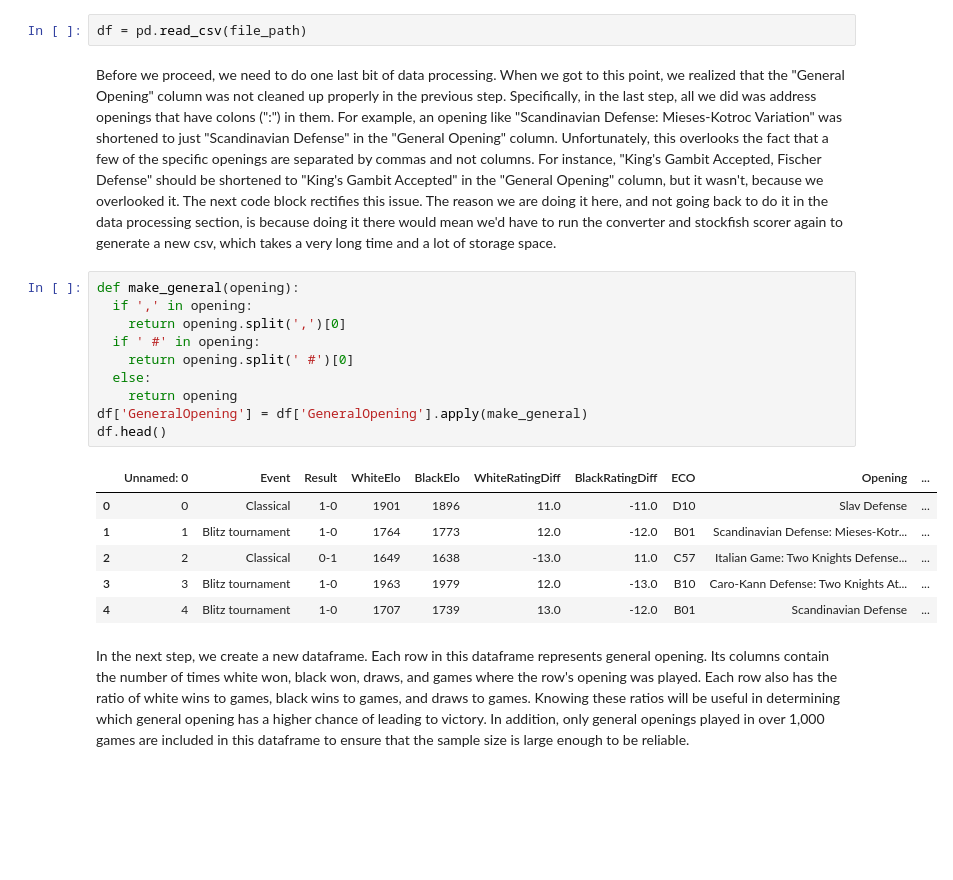
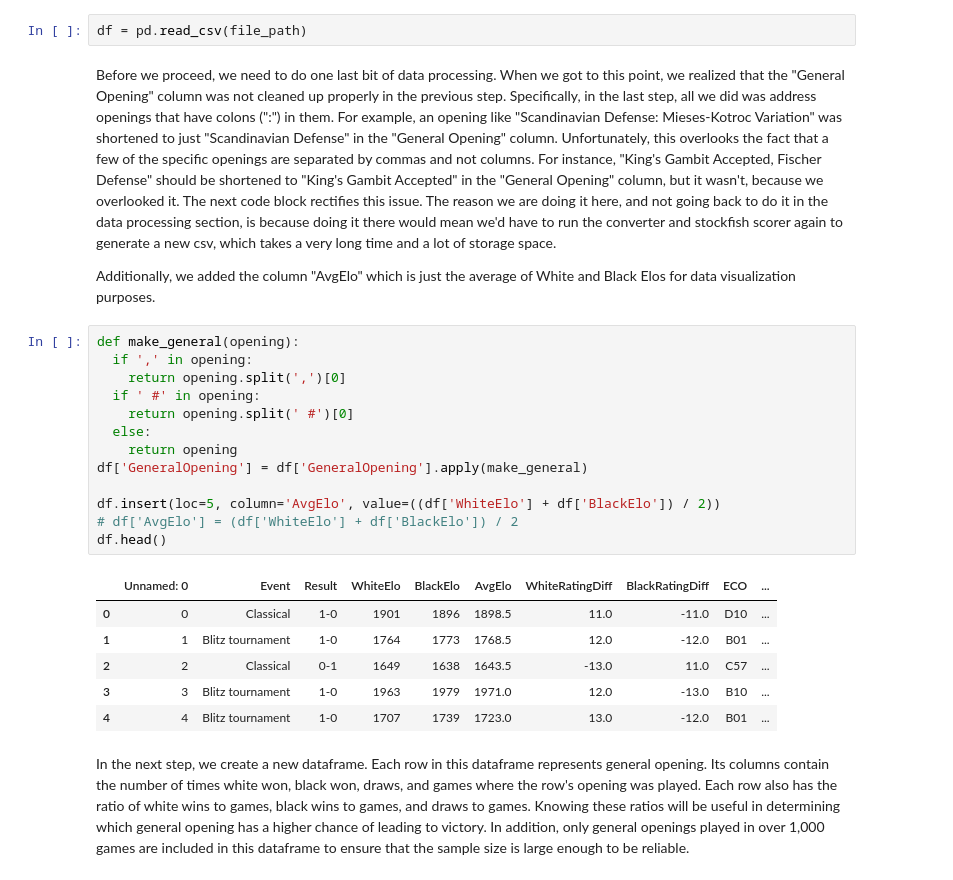
Before and after one commit to AyushSood03/AyushSood03.github.io, a Jupyter notebook: FinalTutorial.ipynb, the cells around one changed output. Drawn from its saved outputs; the diff is of its cells as text; blank space fills up the shorter version.

```diff
--- a/FinalTutorial.ipynb
+++ b/FinalTutorial.ipynb
@@ -306,23 +307,28 @@ file_path = 'df_with_score.csv'
 df = pd.read_csv(file_path)
 # %% [markdown]
 Before we proceed, we need to do one last bit of data processing. When we got to this point, we realized that the "General Opening" column was not cleaned up properly in the previous step. Specifically, in the last step, all we did was address openings that have colons (":") in them. For example, an opening like "Scandinavian Defense: Mieses-Kotroc Variation" was shortened to just "Scandinavian Defense" in the "General Opening" column. Unfortunately, this overlooks the fact that a few of the specific openings are separated by commas and not columns. For instance, "King's Gambit Accepted, Fischer Defense" should be shortened to "King's Gambit Accepted" in the "General Opening" column, but it wasn't, because we overlooked it. The next code block rectifies this issue. The reason we are doing it here, and not going back to do it in the data processing section, is because doing it there would mean we'd have to run the converter and stockfish scorer again to generate a new csv, which takes a very long time and a lot of storage space.
+
+Additionally, we added the column "AvgElo" which is just the average of White and Black Elos for data visualization purposes.
 # %%
 def make_general(opening):
   if ',' in opening:
     return opening.split(',')[0]
   if ' #' in opening:
     return opening.split(' #')[0]
   else:
     return opening
 df['GeneralOpening'] = df['GeneralOpening'].apply(make_general)
+
+df.insert(loc=5, column='AvgElo', value=((df['WhiteElo'] + df['BlackElo']) / 2))
+# df['AvgElo'] = (df['WhiteElo'] + df['BlackElo']) / 2
 df.head()
 # %% [output]
-|  | Unnamed: 0 | Event | Result | WhiteElo | BlackElo | WhiteRatingDiff | BlackRatingDiff | ECO | Opening | ... |
-| 0 | 0 | Classical | 1-0 | 1901 | 1896 | 11.0 | -11.0 | D10 | Slav Defense | ... |
-| 1 | 1 | Blitz tournament | 1-0 | 1764 | 1773 | 12.0 | -12.0 | B01 | Scandinavian Defense: Mieses-Kotr... | ... |
-| 2 | 2 | Classical | 0-1 | 1649 | 1638 | -13.0 | 11.0 | C57 | Italian Game: Two Knights Defense... | ... |
-| 3 | 3 | Blitz tournament | 1-0 | 1963 | 1979 | 12.0 | -13.0 | B10 | Caro-Kann Defense: Two Knights At... | ... |
-| 4 | 4 | Blitz tournament | 1-0 | 1707 | 1739 | 13.0 | -12.0 | B01 | Scandinavian Defense | ... |
+|  | Unnamed: 0 | Event | Result | WhiteElo | BlackElo | AvgElo | WhiteRatingDiff | BlackRatingDiff | ECO | ... |
+| 0 | 0 | Classical | 1-0 | 1901 | 1896 | 1898.5 | 11.0 | -11.0 | D10 | ... |
+| 1 | 1 | Blitz tournament | 1-0 | 1764 | 1773 | 1768.5 | 12.0 | -12.0 | B01 | ... |
+| 2 | 2 | Classical | 0-1 | 1649 | 1638 | 1643.5 | -13.0 | 11.0 | C57 | ... |
+| 3 | 3 | Blitz tournament | 1-0 | 1963 | 1979 | 1971.0 | 12.0 | -13.0 | B10 | ... |
+| 4 | 4 | Blitz tournament | 1-0 | 1707 | 1739 | 1723.0 | 13.0 | -12.0 | B01 | ... |
 # %% [markdown]
 In the next step, we create a new dataframe. Each row in this dataframe represents general opening. Its columns contain the number of times white won, black won, draws, and games where the row's opening was played. Each row also has the ratio of white wins to games, black wins to games, and draws to games. Knowing these ratios will be useful in determining which general opening has a higher chance of leading to victory. In addition, only general openings played in over 1,000 games are included in this dataframe to ensure that the sample size is large enough to be reliable.
 # %%
```
Also changed, not shown: parts of 16 cells of this notebook.
